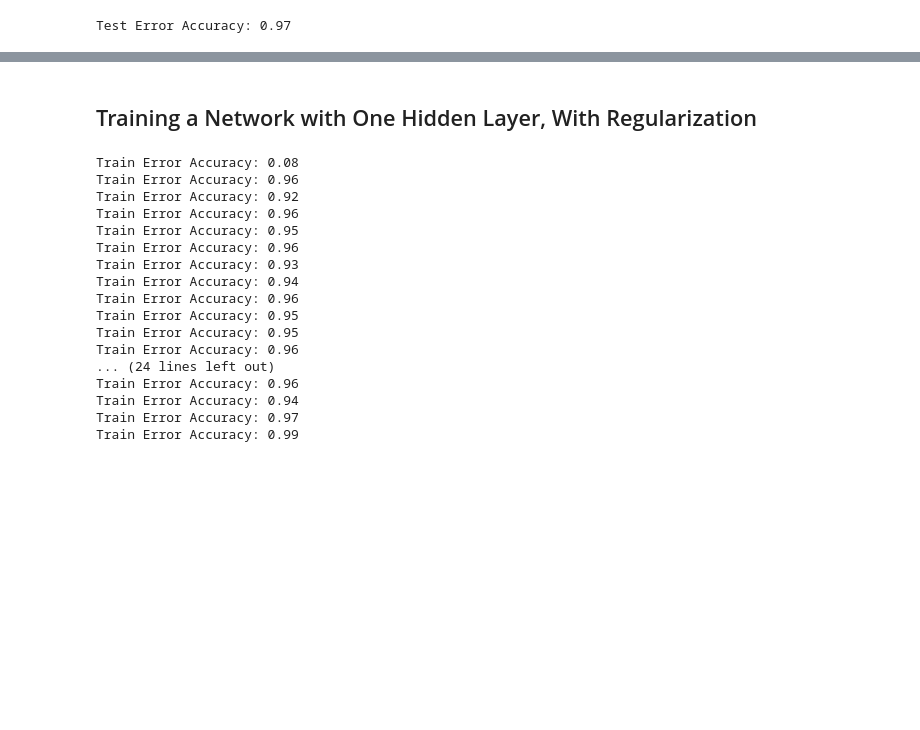
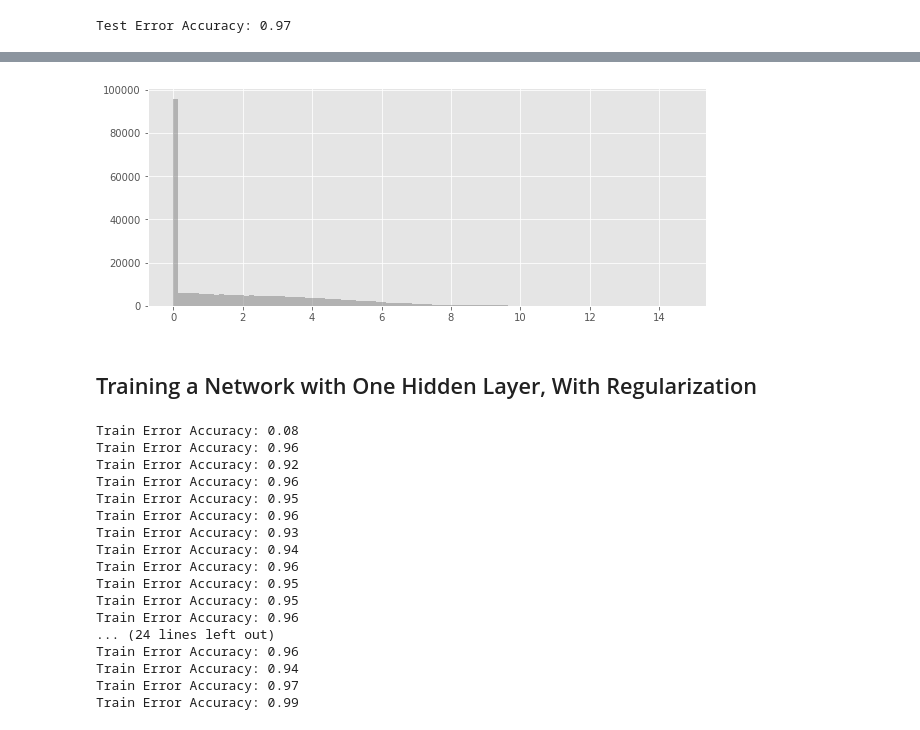
Before and after one commit to madrury/mnist-dropout, a Jupyter notebook: mnist-dropout.ipynb, the cells around one changed output, grey strips where cells are left out. Saved outputs shown, nothing was run; the diff lists cells and outputs as text; code cells hidden in the pictures; blank space fills up the shorter version.

```diff
--- a/mnist-dropout.ipynb
+++ b/mnist-dropout.ipynb
@@ -209,3 +239,9 @@ plt.tight_layout()
+# %%
+fig, ax = plt.subplots(figsize=(10, 4))
+
+plot_hidden_layer_activations(ax, output_hidden_layer)
+# %% [output]
+[figure, added]
 # %% [markdown]
 ## Training a Network with One Hidden Layer, With Regularization
 # %%
```
Also changed, not shown: parts of 12 cells of this notebook.
